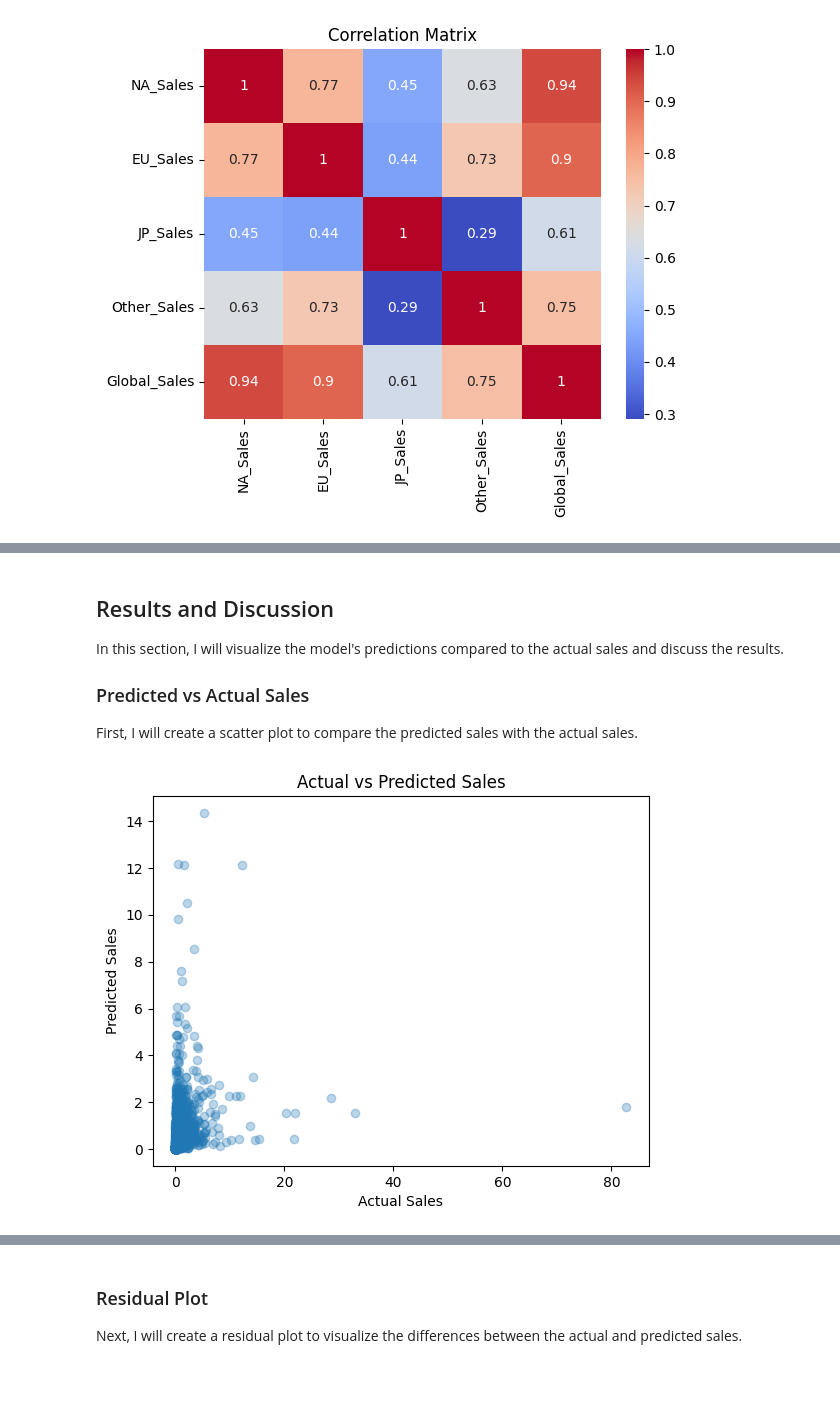
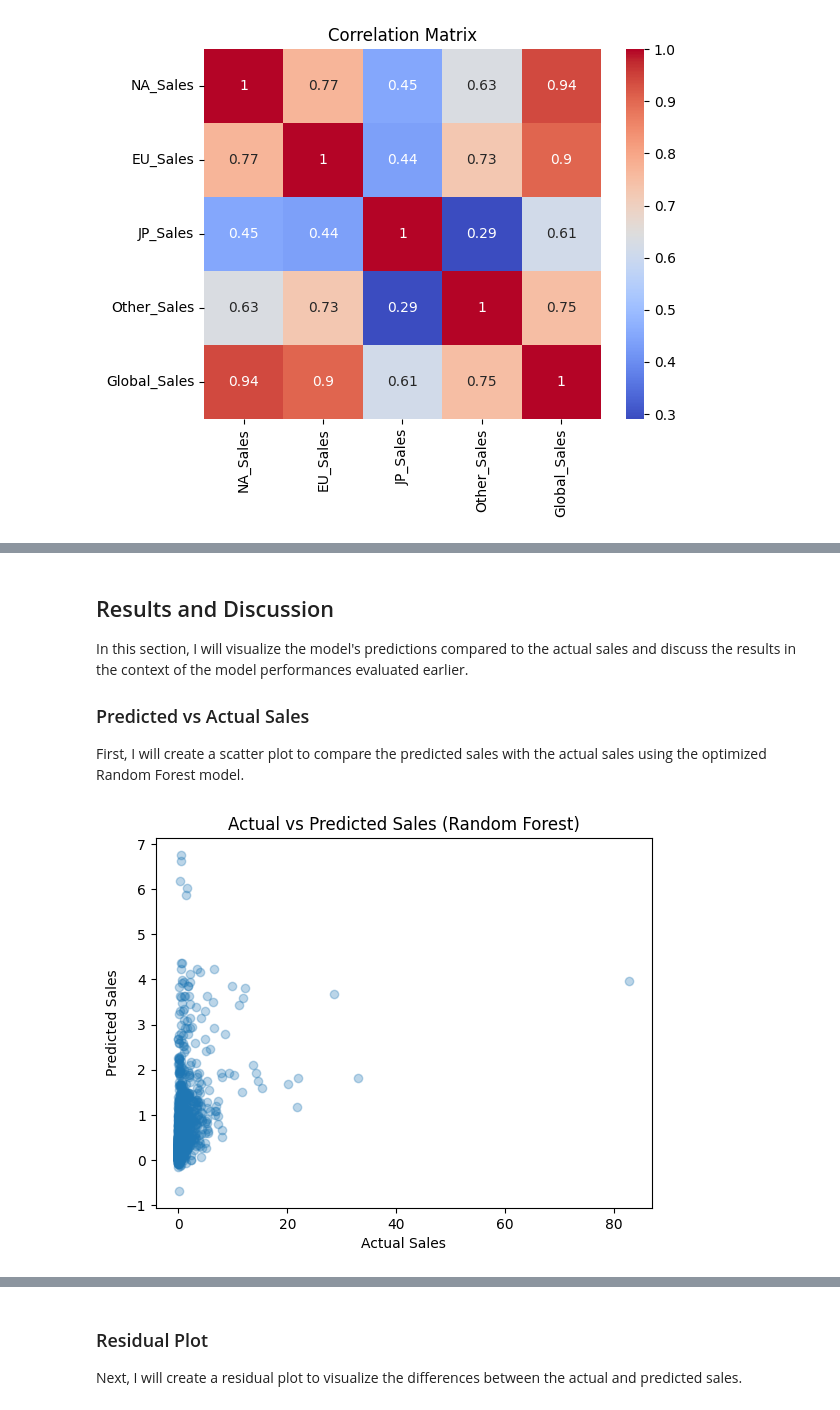
Before and after one commit to tomokiito/video-game-sales-prediction, a Jupyter notebook: video-game-sales-prediction.ipynb, the cells around one changed output, grey strips where cells are left out. Cells and saved outputs as stored; diff of their text form; code cells hidden in the pictures; blank space fills up the shorter version.

```diff
--- a/video-game-sales-prediction.ipynb
+++ b/video-game-sales-prediction.ipynb
@@ -163,6 +198,0 @@ Next, I will train a Random Forest Regressor model on the training data.
-# %%
-from sklearn.ensemble import RandomForestRegressor
-
-# Train the model
-model = RandomForestRegressor(n_estimators=100, random_state=42)
-model.fit(X_train, y_train)
@@ -184,0 +199,23 @@ Mean Squared Error: 4.224560613688438
+# %%
+from sklearn.ensemble import RandomForestRegressor
+from sklearn.model_selection import RandomizedSearchCV
+import pandas as pd
+
+# Define parameter grid for RandomizedSearchCV
+param_dist = {
+    'n_estimators': [100, 200, 300],
+    'max_depth': [10, 20, None],
+    'min_samples_split': [2, 5, 10]
+}
+
+# Initialize RandomForestRegressor
+rf = RandomForestRegressor(random_state=42)
+
+# Perform randomized search to find the best parameters
+random_search = RandomizedSearchCV(estimator=rf, param_distributions=param_dist, n_iter=10, cv=3, scoring='neg_mean_squared_error', n_jobs=-1, random_state=42)
+random_search.fit(X_train, y_train)
+
+# Get the best parameters and train the final model
+best_params = random_search.best_params_
+rf_optimized = RandomForestRegressor(**best_params, random_state=42)
+rf_optimized.fit(X_train, y_train)
@@ -185,18 +283,18 @@ Mean Squared Error: 4.224560613688438
 # %% [markdown]
 ## Results and Discussion
 
-In this section, I will visualize the model's predictions compared to the actual sales and discuss the results.
+In this section, I will visualize the model's predictions compared to the actual sales and discuss the results in the context of the model performances evaluated earlier.
 
 ### Predicted vs Actual Sales
-First, I will create a scatter plot to compare the predicted sales with the actual sales.
+First, I will create a scatter plot to compare the predicted sales with the actual sales using the optimized Random Forest model.
 # %%
 import matplotlib.pyplot as plt
 
-# Plot actual vs predicted sales
+# Plot actual vs predicted sales for the optimized Random Forest
 plt.scatter(y_test, y_pred, alpha=0.3)
 plt.xlabel('Actual Sales')
 plt.ylabel('Predicted Sales')
-plt.title('Actual vs Predicted Sales')
+plt.title('Actual vs Predicted Sales (Random Forest)')
 plt.show()
 # %% [output]
-[figure, old version]
+[figure, new version]
```
Also changed, not shown: parts of 27 cells of this notebook.
